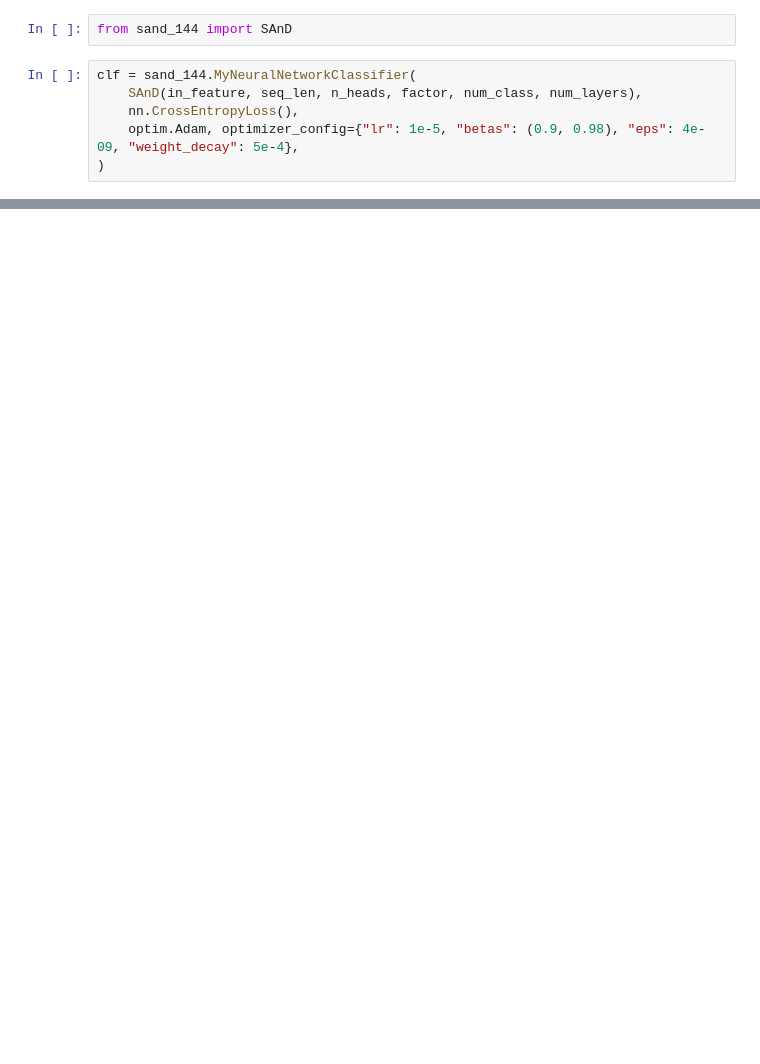
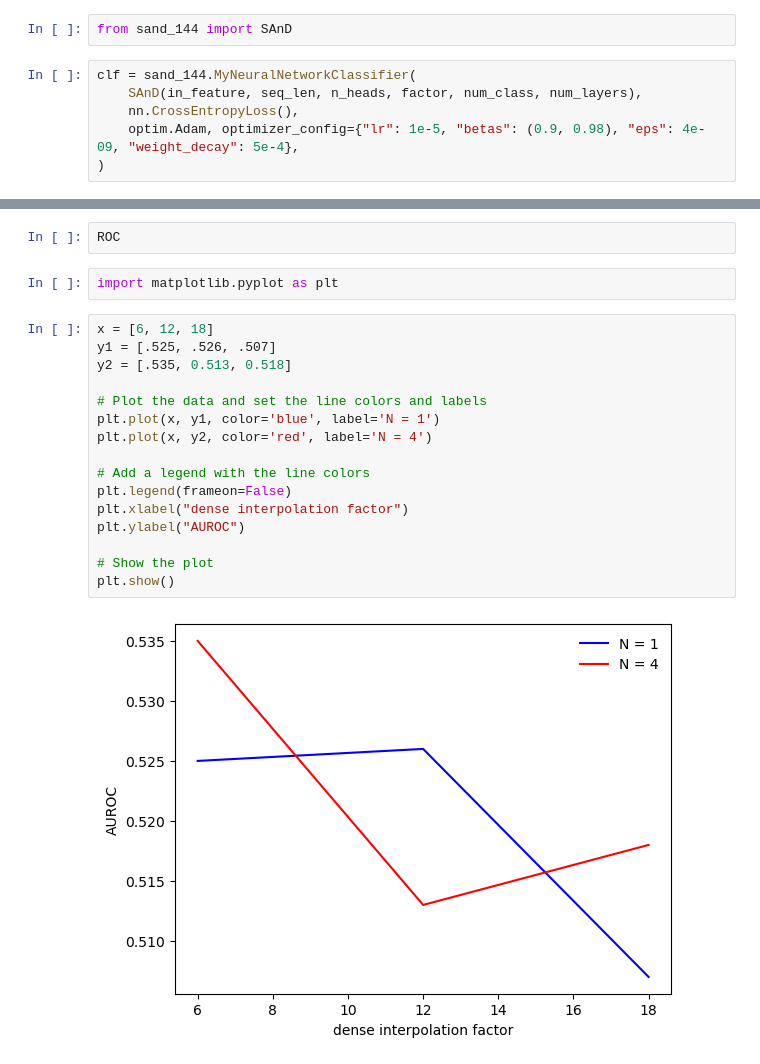
Before and after one commit to sayanchak15/DL598-2023-team144, a Jupyter notebook: draft_code.ipynb, the cells around one changed output, grey strips where cells are left out. Saved outputs shown, nothing was run; the diff lists cells and outputs as text; blank space fills up the shorter version.

```diff
--- a/draft_code.ipynb
+++ b/draft_code.ipynb
@@ -438,0 +310,22 @@ print(auc_score)
+# %%
+ROC
+# %%
+import matplotlib.pyplot as plt
+# %%
+x = [6, 12, 18]
+y1 = [.525, .526, .507]
+y2 = [.535, 0.513, 0.518]
+
+# Plot the data and set the line colors and labels
+plt.plot(x, y1, color='blue', label='N = 1')
+plt.plot(x, y2, color='red', label='N = 4')
+
+# Add a legend with the line colors
+plt.legend(frameon=False)
+plt.xlabel("dense interpolation factor")
+plt.ylabel("AUROC")
+
+# Show the plot
+plt.show()
+# %% [output]
+[figure, added]
```
Also changed, not shown: parts of 21 cells of this notebook.
